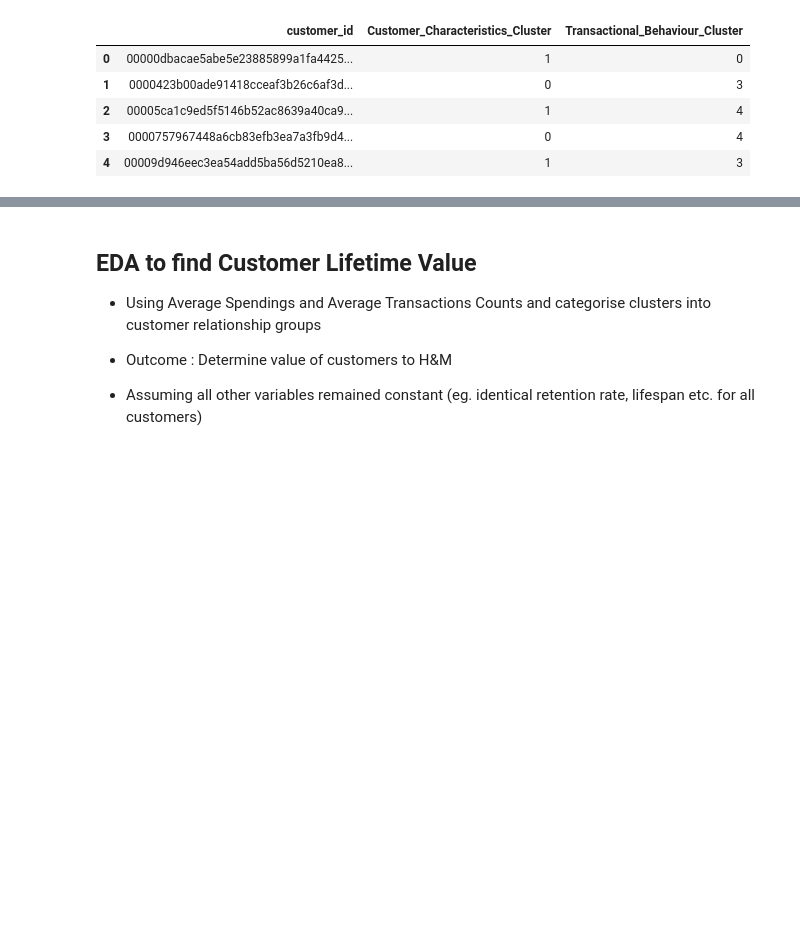
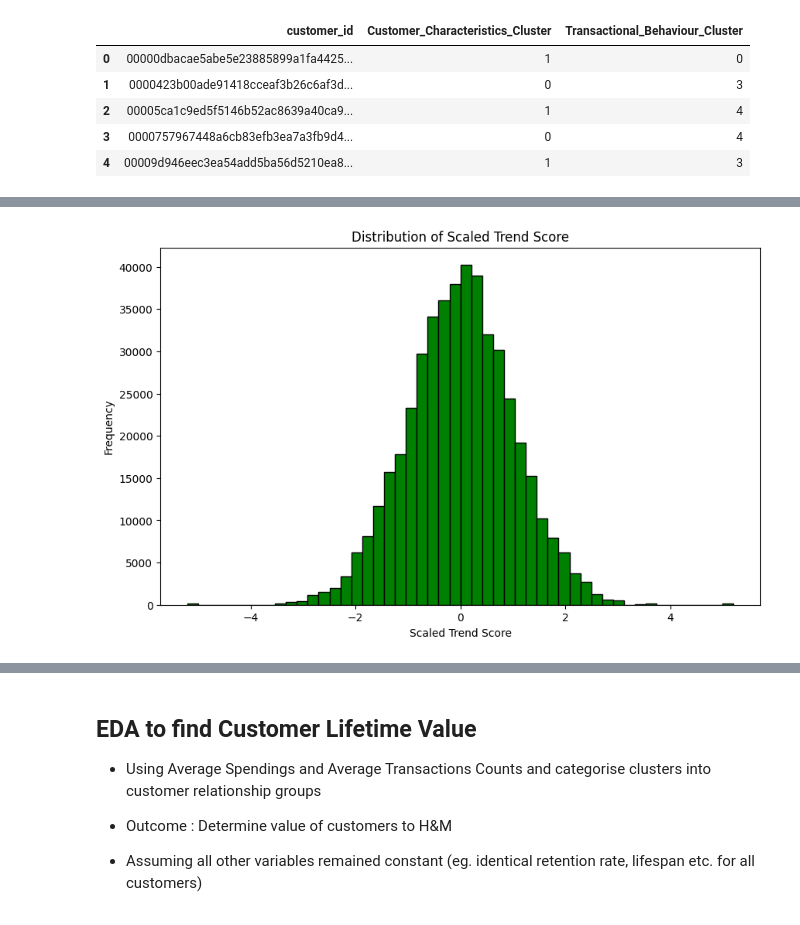
Before and after one commit to aldensiol/FashoReco, a Jupyter notebook: customer-segmentation.ipynb, the cells around one changed output, grey strips where cells are left out. Drawn from its saved outputs; the diff is of its cells as text; code cells hidden in the pictures; blank space fills up the shorter version.

```diff
--- a/customer-segmentation.ipynb
+++ b/customer-segmentation.ipynb
@@ -415,0 +416,3 @@ df_c_train_fe_final.to_pickle(os.path.join(os.getcwd(),'data', 'df_c_train_cs.pk
+# %%
+df_c_train_fe = pd.read_pickle('data/df_c_train_MIDWAY.pkl')
+df_c_train_fe.head(5)
@@ -415,0 +427,16 @@ df_c_train_fe_final.to_pickle(os.path.join(os.getcwd(),'data', 'df_c_train_cs.pk
+# %%
+from sklearn.preprocessing import MinMaxScaler, QuantileTransformer
+
+df_scaled = df_c_train_fe.copy()
+
+quantile_transformer = QuantileTransformer(output_distribution='normal')
+df_scaled['trend_score_scaled'] = quantile_transformer.fit_transform(df_scaled[['log_trend_score']])
+
+plt.figure(figsize=(10, 6))
+plt.hist(df_scaled['trend_score_scaled'], bins=50, color='green', edgecolor='black')
+plt.title('Distribution of Scaled Trend Score')
+plt.xlabel('Scaled Trend Score')
+plt.ylabel('Frequency')
+plt.show()
+# %% [output]
+[figure, added]
```
Also changed, not shown: parts of 13 cells of this notebook.
